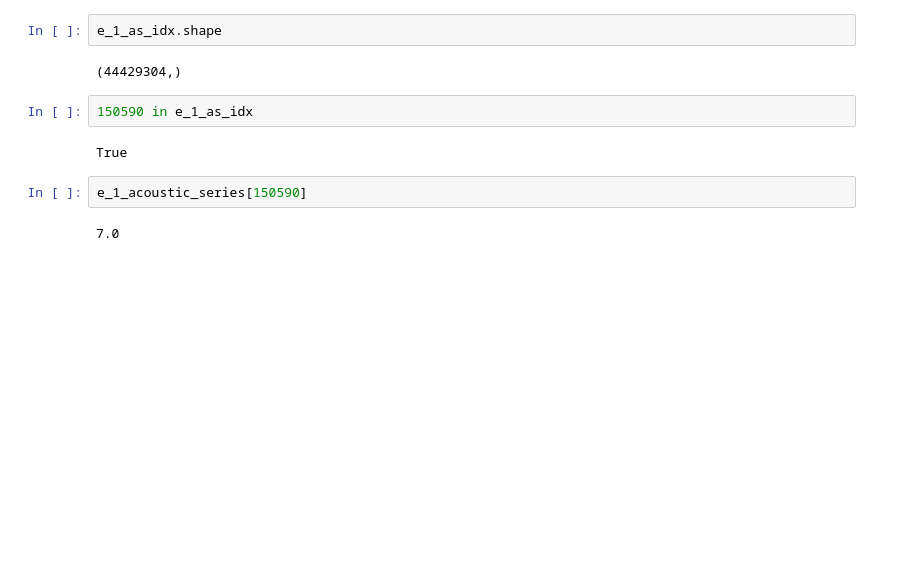
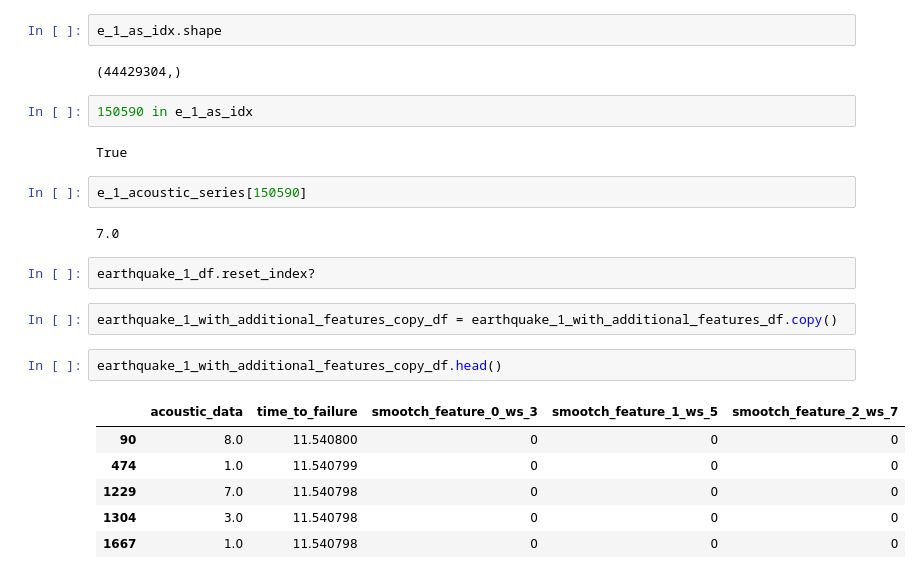
Before and after one commit to contemplat0r/LANL_Earthquake_Prediction, a Jupyter notebook: lanl-models-with-parallel-earthquakes.ipynb, the cells around one changed output. Cells and saved outputs as stored; diff of their text form; blank space fills up the shorter version.

```diff
--- a/lanl-models-with-parallel-earthquakes.ipynb
+++ b/lanl-models-with-parallel-earthquakes.ipynb
@@ -463,3 +473,16 @@ True
 e_1_acoustic_series[150590]
 # %% [output]
 7.0
+# %%
+earthquake_1_df.reset_index?
+# %%
+earthquake_1_with_additional_features_copy_df = earthquake_1_with_additional_features_df.copy()
+# %%
+earthquake_1_with_additional_features_copy_df.head()
+# %% [output]
+|  | acoustic_data | time_to_failure | smootch_feature_0_ws_3 | smootch_feature_1_ws_5 | smootch_feature_2_ws_7 |
+| 90 | 8.0 | 11.540800 | 0 | 0 | 0 |
+| 474 | 1.0 | 11.540799 | 0 | 0 | 0 |
+| 1229 | 7.0 | 11.540798 | 0 | 0 | 0 |
+| 1304 | 3.0 | 11.540798 | 0 | 0 | 0 |
+| 1667 | 1.0 | 11.540798 | 0 | 0 | 0 |
```
Also changed, not shown: parts of 6 cells of this notebook.
